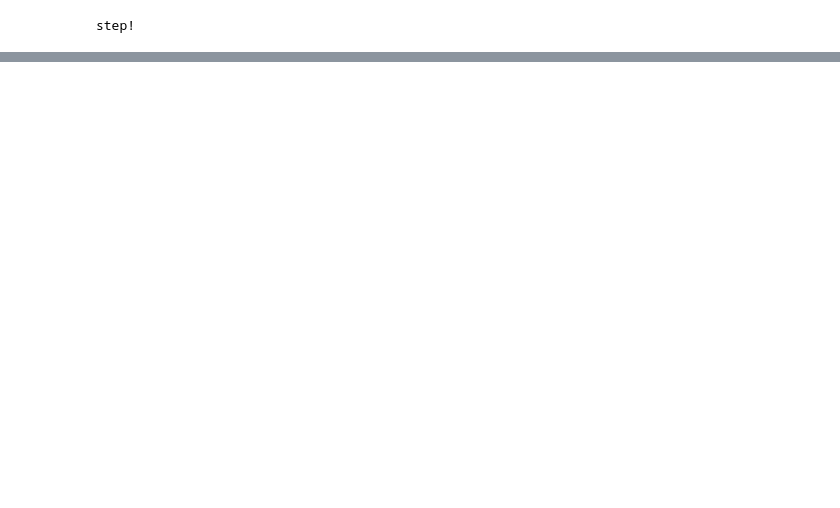
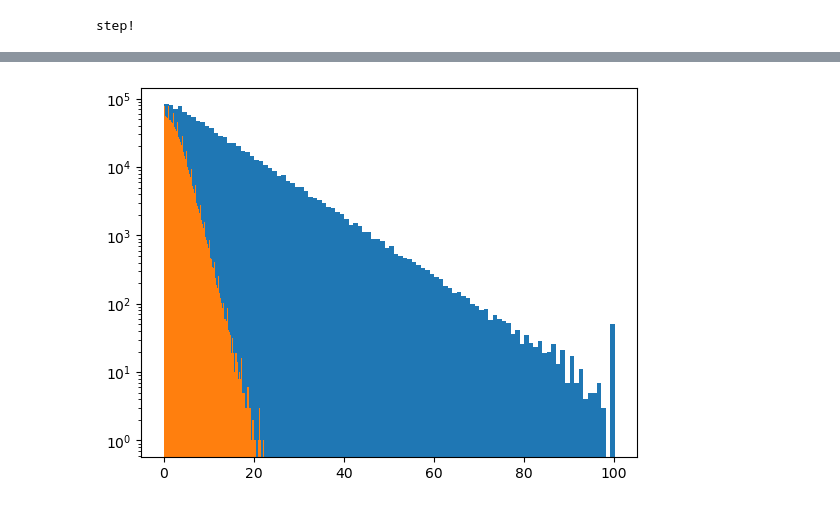
Before and after one commit to deszoeke/fire-grid, a Jupyter notebook: fire_grid.ipynb, the cells around one changed output, grey strips where cells are left out. Saved outputs shown, nothing was run; the diff lists cells and outputs as text; code cells hidden in the pictures; blank space fills up the shorter version.

```diff
--- a/fire_grid.ipynb
+++ b/fire_grid.ipynb
@@ -132,0 +178,27 @@ gcf()
+# %%
+# 3D parameters
+nd = 3 # dimensions
+nx = 100
+
+ntyear = 10 # growing-burning season
+ntmature = ntyear * 10   # 10 years to maturity
+ntignite = ntyear * 100 # lightning ignites each grid every 100 years
+p_grow = 1/ntmature
+p_ignite = 1/ntignite
+
+# initialize
+Random.seed!(42)
+
+tree = falses(fill(nx, nd)...) # initialize array
+sz = size(tree)
+C = CartesianIndices(tree)
+fire = falses(sz)
+
+# diagnostics count days
+# continuously incrementing, reset by events
+sincetree = zeros(Int64, sz)
+sincefire = zeros(Int64, sz)
+
+# single step
+step!(fire, tree, sincefire, sincetree)
+any(fire)
@@ -132,0 +226,10 @@ gcf()
+# %%
+clf()
+hist(sincefire[:]/ntyear, 100)
+hist(sincetree[:]/ntyear, 100)
+# plot([0, 8000], [5e3, 1.5])
+# plot(0:100:8000, 5e3*exp.(-(0:100:8000)./988))
+yscale("log")
+gcf()
+# %% [output]
+[figure, added]
```
Also changed, not shown: parts of 12 cells of this notebook.
